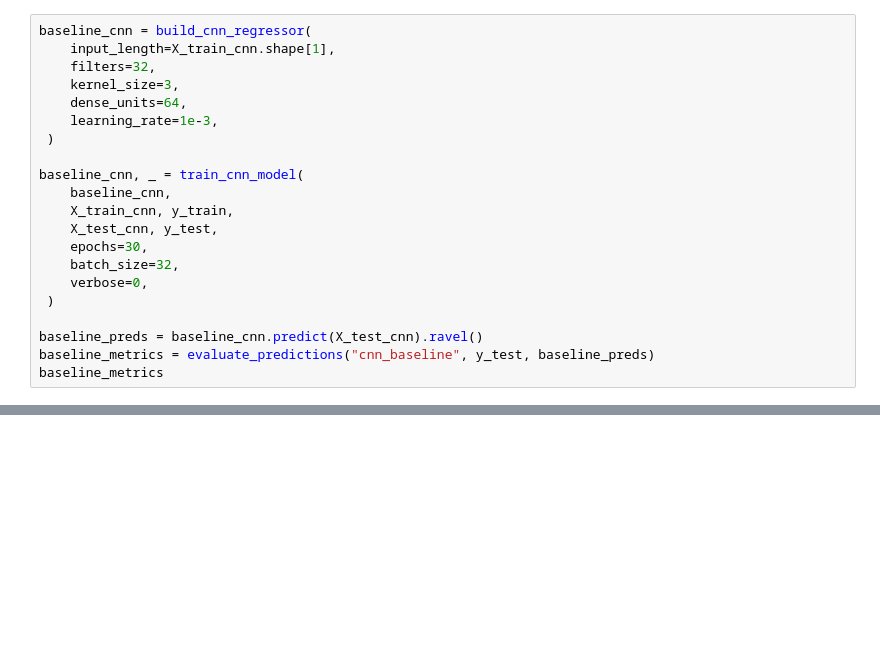
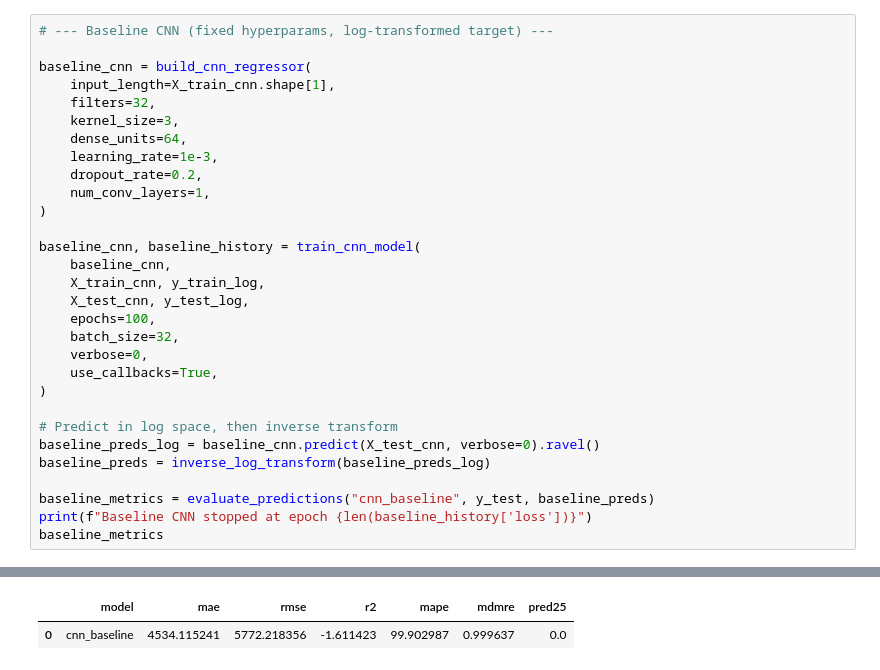
Before and after one commit to kalpit-rooman/Software-Cost-Estimation, a Jupyter notebook: notebooks/05_pso.ipynb, the cells around one changed output, grey strips where cells are left out. Saved outputs shown, nothing was run; the diff lists cells and outputs as text; blank space fills up the shorter version.

```diff
--- a/notebooks/05_pso.ipynb
+++ b/notebooks/05_pso.ipynb
@@ -40,21 +77,31 @@ X_test_cnn = reshape_for_cnn(X_test)
 # %%
+# --- Baseline CNN (fixed hyperparams, log-transformed target) ---
+
 baseline_cnn = build_cnn_regressor(
     input_length=X_train_cnn.shape[1],
     filters=32,
     kernel_size=3,
     dense_units=64,
     learning_rate=1e-3,
- )
+    dropout_rate=0.2,
+    num_conv_layers=1,
+)
 
-baseline_cnn, _ = train_cnn_model(
+baseline_cnn, baseline_history = train_cnn_model(
     baseline_cnn,
-    X_train_cnn, y_train,
-    X_test_cnn, y_test,
-    epochs=30,
+    X_train_cnn, y_train_log,
+    X_test_cnn, y_test_log,
+    epochs=100,
     batch_size=32,
     verbose=0,
- )
+    use_callbacks=True,
+)
 
-baseline_preds = baseline_cnn.predict(X_test_cnn).ravel()
+# Predict in log space, then inverse transform
+baseline_preds_log = baseline_cnn.predict(X_test_cnn, verbose=0).ravel()
+baseline_preds = inverse_log_transform(baseline_preds_log)
+
 baseline_metrics = evaluate_predictions("cnn_baseline", y_test, baseline_preds)
+print(f"Baseline CNN stopped at epoch {len(baseline_history['loss'])}")
 baseline_metrics
+# %% [output]
@@ -61 +110,3 @@ baseline_metrics
+|  | model | mae | rmse | r2 | mape | mdmre | pred25 |
+| 0 | cnn_baseline | 4534.115241 | 5772.218356 | -1.611423 | 99.902987 | 0.999637 | 0.0 |
 # %%
```
Also changed, not shown: parts of 6 cells of this notebook, 17 other files.
